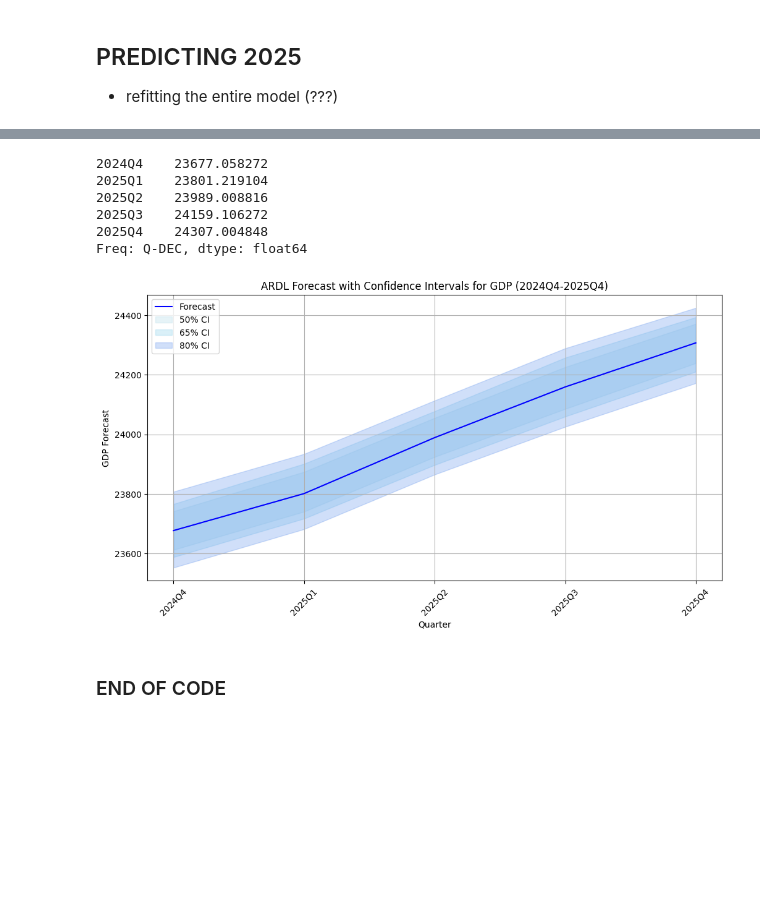
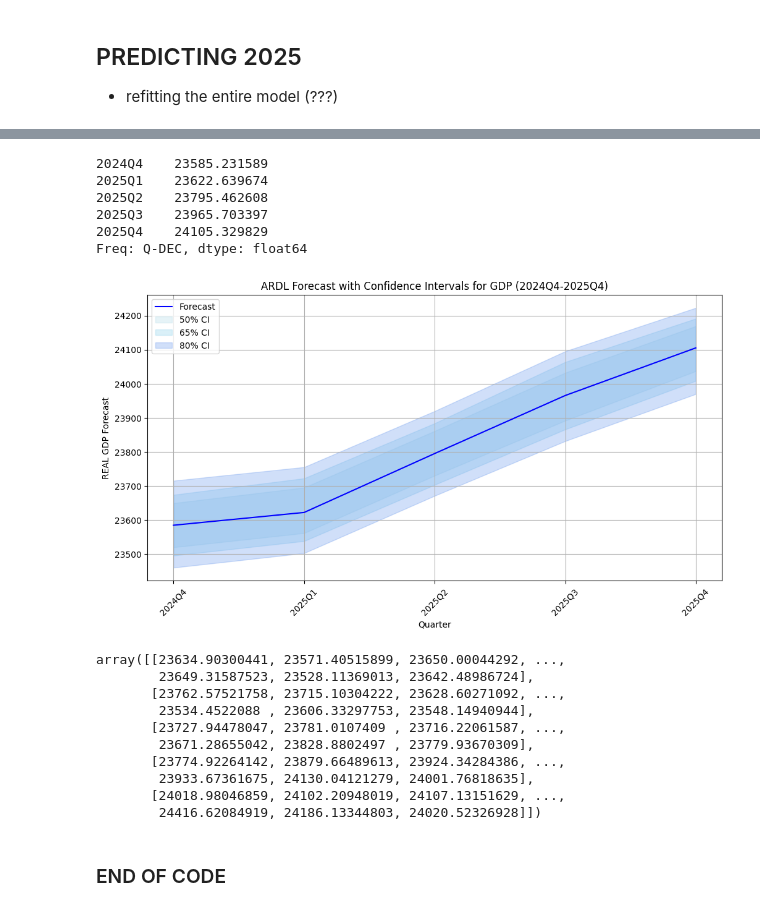
Before and after one commit to turrrray/dsedatathon, a Jupyter notebook: NUS_DSESC_DATABUSTERS_18.ipynb, the cells around one changed output, grey strips where cells are left out. Cells and saved outputs as stored; diff of their text form; code cells hidden in the pictures; blank space fills up the shorter version.

Commit message:
removed covid data for 2020Q3 only. Can always remove more if necessary removed apply transformation function as per instructions in pdf document
tried setting seasonal=True

```diff
--- a/NUS_DSESC_DATABUSTERS_18.ipynb
+++ b/NUS_DSESC_DATABUSTERS_18.ipynb
@@ -564,7 +618,9 @@ https://www.statsmodels.org/devel/examples/notebooks/generated/autoregressive_di
 - maxlag=5 now, meaning the model can go up to maximum of 5 lags on each variable, BUT THE RUNTIME IS VERY LONG
 # %%
 maxlag=5
-maxorder=2
+maxorder=1
+
+#prev 5,1
 # %%
 
 sel_res_aic_lag5= ardl_select_order(endo,
@@ -683,7 +741,7 @@ pred_2025_sel_res_aic_lag5= ardl_select_order(pred_2025_endo,
                            maxorder=maxorder,
                           ic='aic',
                           trend='c',
-                          seasonal=False)
+                          seasonal=True)
 pred_2025_res_aic_lag5= pred_2025_sel_res_aic_lag5.model.fit()
 pred_2025_res_aic_lag5.summary()
 # %% [output]
@@ -726,13 +792,14 @@ df_pred_2025_res_aic_lag_5
+# %%
+quarters_to_predict=5
 # %%
-steps= 5
-pred_2025_ardl_forecasts_lag_5= pred_2025_res_aic_lag5.forecast(steps=steps, exog=pred_2025_exog[-steps:])
+pred_2025_ardl_forecasts_lag_5= pred_2025_res_aic_lag5.forecast(steps=quarters_to_predict, exog=pred_2025_exog[-quarters_to_predict:])
 pred_2025_ardl_forecasts_lag_5
 # %% [output]
-2024Q4    23677.058272
-2025Q1    23801.219104
-2025Q2    23989.008816
-2025Q3    24159.106272
-2025Q4    24307.004848
+2024Q4    23585.231589
+2025Q1    23622.639674
+2025Q2    23795.462608
+2025Q3    23965.703397
+2025Q4    24105.329829
 Freq: Q-DEC, dtype: float64
 # %%
 def generate_fan_chart(forecasts, intervals, title, arima=False):
@@ -778,37 +845,49 @@ def plot_forecast_with_intervals(forecast_series, forecast_simulations, interval
 
     for interval, color in zip(intervals, colors):
         lower = np.percentile(forecast_simulations, (100 - interval * 100) / 2, axis=1)
         upper = np.percentile(forecast_simulations, 100 - (100 - interval * 100) / 2, axis=1)
 
         plt.fill_between(forecast_series.index.astype(str), lower, upper, color=color, alpha=0.3,
                          label=f'{interval*100:.0f}% CI')
 
     plt.xlabel('Quarter')
-    plt.ylabel('GDP Forecast')
+    plt.ylabel('REAL GDP Forecast')
     plt.title(title)
+    #plt.ylim((-0.01, 0.01))
     plt.legend()
     plt.grid(True)
     plt.xticks(rotation=45)
     plt.show()
 
 # Example forecast data
 forecast_series = pd.Series(
-    [23677.058272, 23801.219104, 23989.008816, 24159.106272, 24307.004848],
-    index=pd.period_range(start="2024Q4", periods=5, freq="Q")
+    pred_2025_ardl_forecasts_lag_5,
+    index=pd.period_range(start="2024Q4", periods=quarters_to_predict, freq="Q")
 )
 
 # Example simulated forecasts (5 rows for each quarter, multiple simulations per quarter)
 np.random.seed(42)
-forecast_simulations = np.random.normal(loc=forecast_series.values[:, None], scale=100, size=(5, 1000))  # 1000 simulations
+forecast_simulations = np.random.normal(loc=forecast_series.values[:, None], scale=100, size=(quarters_to_predict, 1000))  # 1000 simulations
 
 # Plot the forecast with confidence intervals
 plot_forecast_with_intervals(
     forecast_series,
     forecast_simulations,
     [0.50, 0.65, 0.80],
     'ARDL Forecast with Confidence Intervals for GDP (2024Q4-2025Q4)'
 )
+forecast_simulations
 # %% [output]
-[figure, old version]
+[figure, new version]
+array([[23634.90300441, 23571.40515899, 23650.00044292, ...,
+        23649.31587523, 23528.11369013, 23642.48986724],
+       [23762.57521758, 23715.10304222, 23628.60271092, ...,
+        23534.4522088 , 23606.33297753, 23548.14940944],
+       [23727.94478047, 23781.0107409 , 23716.22061587, ...,
+        23671.28655042, 23828.8802497 , 23779.93670309],
+       [23774.92264142, 23879.66489613, 23924.34284386, ...,
+        23933.67361675, 24130.04121279, 24001.76818635],
+       [24018.98046859, 24102.20948019, 24107.13151629, ...,
+        24416.62084919, 24186.13344803, 24020.52326928]])
 # %% [markdown]
 ### END OF CODE
```
Also changed, not shown: parts of 28 cells of this notebook.
